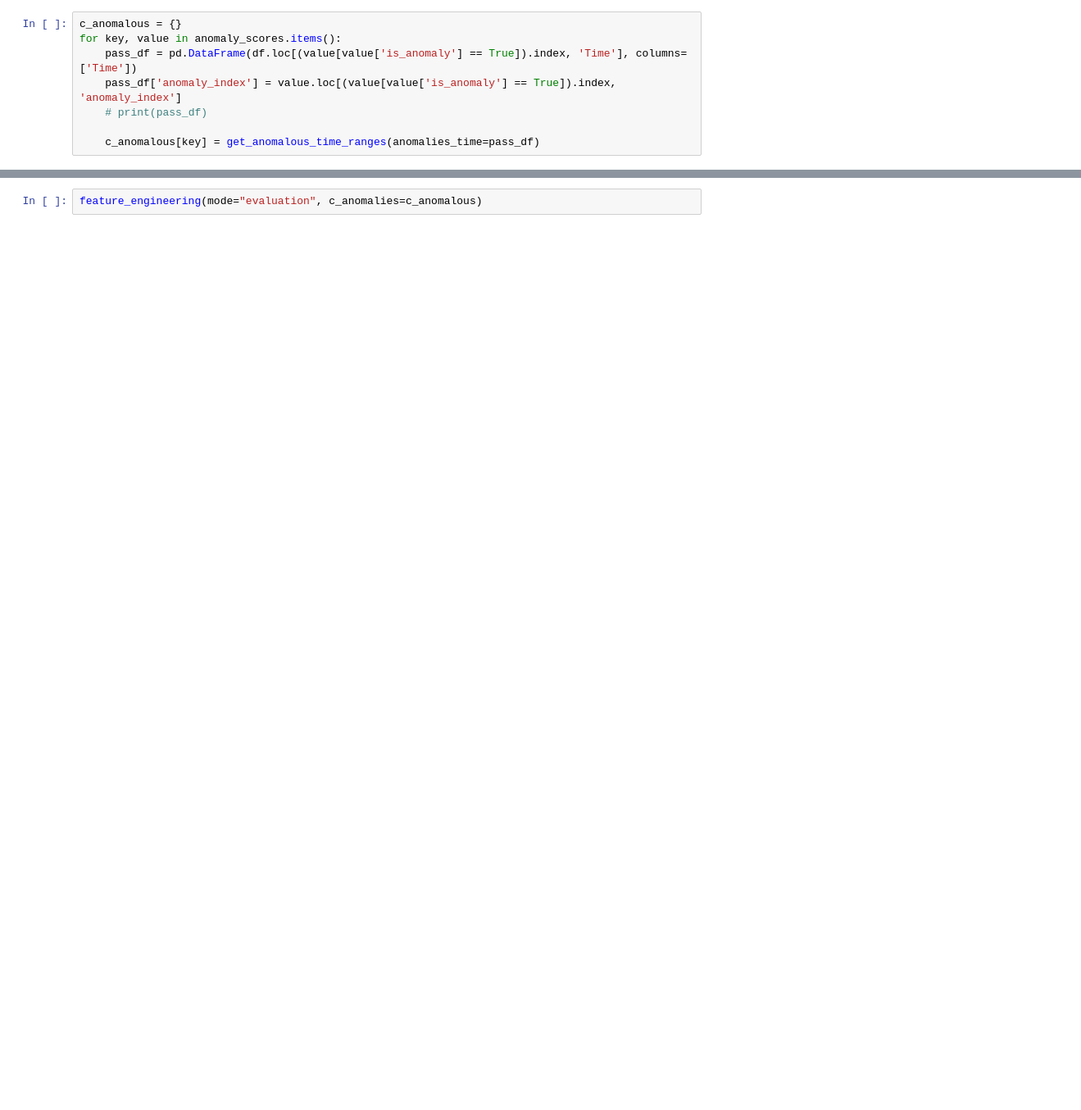
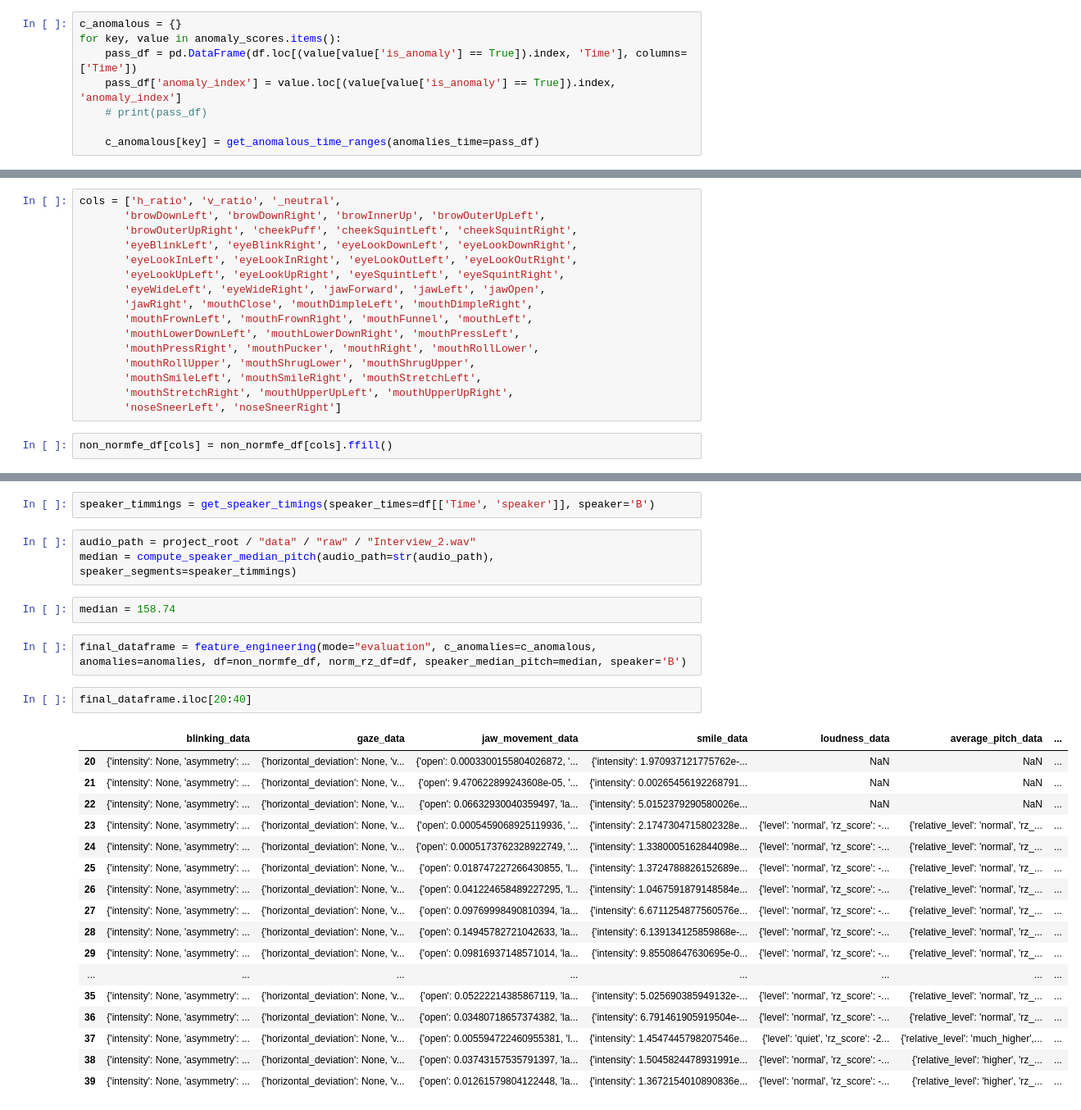
Before and after one commit to Ak62007/Multimodel-Reasoning, a Jupyter notebook: notebooks/parallel_processing.ipynb, the cells around one changed output, grey strips where cells are left out. Shown at 82% size. Cells and saved outputs as stored; diff of their text form; blank space fills up the shorter version.

Commit message:
final dataframe is readyyyyyy....🥳🥳🥳, Now I will start reasearching on AGENTIC SYSTEM that will work for my application

```diff
--- a/notebooks/parallel_processing.ipynb
+++ b/notebooks/parallel_processing.ipynb
@@ -176,0 +221,18 @@ c_anomalous
+# %%
+cols = ['h_ratio', 'v_ratio', '_neutral',
+       'browDownLeft', 'browDownRight', 'browInnerUp', 'browOuterUpLeft',
+       'browOuterUpRight', 'cheekPuff', 'cheekSquintLeft', 'cheekSquintRight',
+       'eyeBlinkLeft', 'eyeBlinkRight', 'eyeLookDownLeft', 'eyeLookDownRight',
+       'eyeLookInLeft', 'eyeLookInRight', 'eyeLookOutLeft', 'eyeLookOutRight',
+       'eyeLookUpLeft', 'eyeLookUpRight', 'eyeSquintLeft', 'eyeSquintRight',
+       'eyeWideLeft', 'eyeWideRight', 'jawForward', 'jawLeft', 'jawOpen',
+       'jawRight', 'mouthClose', 'mouthDimpleLeft', 'mouthDimpleRight',
+       'mouthFrownLeft', 'mouthFrownRight', 'mouthFunnel', 'mouthLeft',
+       'mouthLowerDownLeft', 'mouthLowerDownRight', 'mouthPressLeft',
+       'mouthPressRight', 'mouthPucker', 'mouthRight', 'mouthRollLower',
+       'mouthRollUpper', 'mouthShrugLower', 'mouthShrugUpper',
+       'mouthSmileLeft', 'mouthSmileRight', 'mouthStretchLeft',
+       'mouthStretchRight', 'mouthUpperUpLeft', 'mouthUpperUpRight',
+       'noseSneerLeft', 'noseSneerRight']
+# %%
+non_normfe_df[cols] = non_normfe_df[cols].ffill()
@@ -177,2 +244,29 @@ c_anomalous
+# %%
+speaker_timmings = get_speaker_timings(speaker_times=df[['Time', 'speaker']], speaker='B')
+# %%
+audio_path = project_root / "data" / "raw" / "Interview_2.wav"
+median = compute_speaker_median_pitch(audio_path=str(audio_path), speaker_segments=speaker_timmings)
+# %%
+median = 158.74
 # %%
-feature_engineering(mode="evaluation", c_anomalies=c_anomalous)
+final_dataframe = feature_engineering(mode="evaluation", c_anomalies=c_anomalous, anomalies=anomalies, df=non_normfe_df, norm_rz_df=df, speaker_median_pitch=median, speaker='B')
+# %%
+final_dataframe.iloc[20:40]
+# %% [output]
+|  | blinking_data | gaze_data | jaw_movement_data | smile_data | loudness_data | average_pitch_data | ... |
+| 20 | {'intensity': None, 'asymmetry': ... | {'horizontal_deviation': None, 'v... | {'open': 0.0003300155804026872, '... | {'intensity': 1.970937121775762e-... | NaN | NaN | ... |
+| 21 | {'intensity': None, 'asymmetry': ... | {'horizontal_deviation': None, 'v... | {'open': 9.470622899243608e-05, '... | {'intensity': 0.00265456192268791... | NaN | NaN | ... |
+| 22 | {'intensity': None, 'asymmetry': ... | {'horizontal_deviation': None, 'v... | {'open': 0.06632930040359497, 'la... | {'intensity': 5.0152379290580026e... | NaN | NaN | ... |
+| 23 | {'intensity': None, 'asymmetry': ... | {'horizontal_deviation': None, 'v... | {'open': 0.0005459068925119936, '... | {'intensity': 2.1747304715802328e... | {'level': 'normal', 'rz_score': -... | {'relative_level': 'normal', 'rz_... | ... |
+| 24 | {'intensity': None, 'asymmetry': ... | {'horizontal_deviation': None, 'v... | {'open': 0.0005173762328922749, '... | {'intensity': 1.3380005162844098e... | {'level': 'normal', 'rz_score': -... | {'relative_level': 'normal', 'rz_... | ... |
+| 25 | {'intensity': None, 'asymmetry': ... | {'horizontal_deviation': None, 'v... | {'open': 0.018747227266430855, 'l... | {'intensity': 1.3724788826152689e... | {'level': 'normal', 'rz_score': -... | {'relative_level': 'normal', 'rz_... | ... |
+| 26 | {'intensity': None, 'asymmetry': ... | {'horizontal_deviation': None, 'v... | {'open': 0.041224658489227295, 'l... | {'intensity': 1.0467591879148584e... | {'level': 'normal', 'rz_score': -... | {'relative_level': 'normal', 'rz_... | ... |
+| 27 | {'intensity': None, 'asymmetry': ... | {'horizontal_deviation': None, 'v... | {'open': 0.09769998490810394, 'la... | {'intensity': 6.6711254877560576e... | {'level': 'normal', 'rz_score': -... | {'relative_level': 'normal', 'rz_... | ... |
+| 28 | {'intensity': None, 'asymmetry': ... | {'horizontal_deviation': None, 'v... | {'open': 0.14945782721042633, 'la... | {'intensity': 6.139134125859868e-... | {'level': 'normal', 'rz_score': -... | {'relative_level': 'normal', 'rz_... | ... |
+| 29 | {'intensity': None, 'asymmetry': ... | {'horizontal_deviation': None, 'v... | {'open': 0.09816937148571014, 'la... | {'intensity': 9.85508647630695e-0... | {'level': 'normal', 'rz_score': -... | {'relative_level': 'normal', 'rz_... | ... |
+| ... | ... | ... | ... | ... | ... | ... | ... |
+| 35 | {'intensity': None, 'asymmetry': ... | {'horizontal_deviation': None, 'v... | {'open': 0.05222214385867119, 'la... | {'intensity': 5.025690385949132e-... | {'level': 'normal', 'rz_score': -... | {'relative_level': 'normal', 'rz_... | ... |
+| 36 | {'intensity': None, 'asymmetry': ... | {'horizontal_deviation': None, 'v... | {'open': 0.03480718657374382, 'la... | {'intensity': 6.791461905919504e-... | {'level': 'normal', 'rz_score': -... | {'relative_level': 'normal', 'rz_... | ... |
+| 37 | {'intensity': None, 'asymmetry': ... | {'horizontal_deviation': None, 'v... | {'open': 0.005594722460955381, 'l... | {'intensity': 1.4547445798207546e... | {'level': 'quiet', 'rz_score': -2... | {'relative_level': 'much_higher',... | ... |
+| 38 | {'intensity': None, 'asymmetry': ... | {'horizontal_deviation': None, 'v... | {'open': 0.03743157535791397, 'la... | {'intensity': 1.5045824478931991e... | {'level': 'normal', 'rz_score': -... | {'relative_level': 'higher', 'rz_... | ... |
+| 39 | {'intensity': None, 'asymmetry': ... | {'horizontal_deviation': None, 'v... | {'open': 0.01261579804122448, 'la... | {'intensity': 1.3672154010890836e... | {'level': 'normal', 'rz_score': -... | {'relative_level': 'higher', 'rz_... | ... |
```
Also changed, not shown: parts of 16 cells of this notebook, 2 other files.
